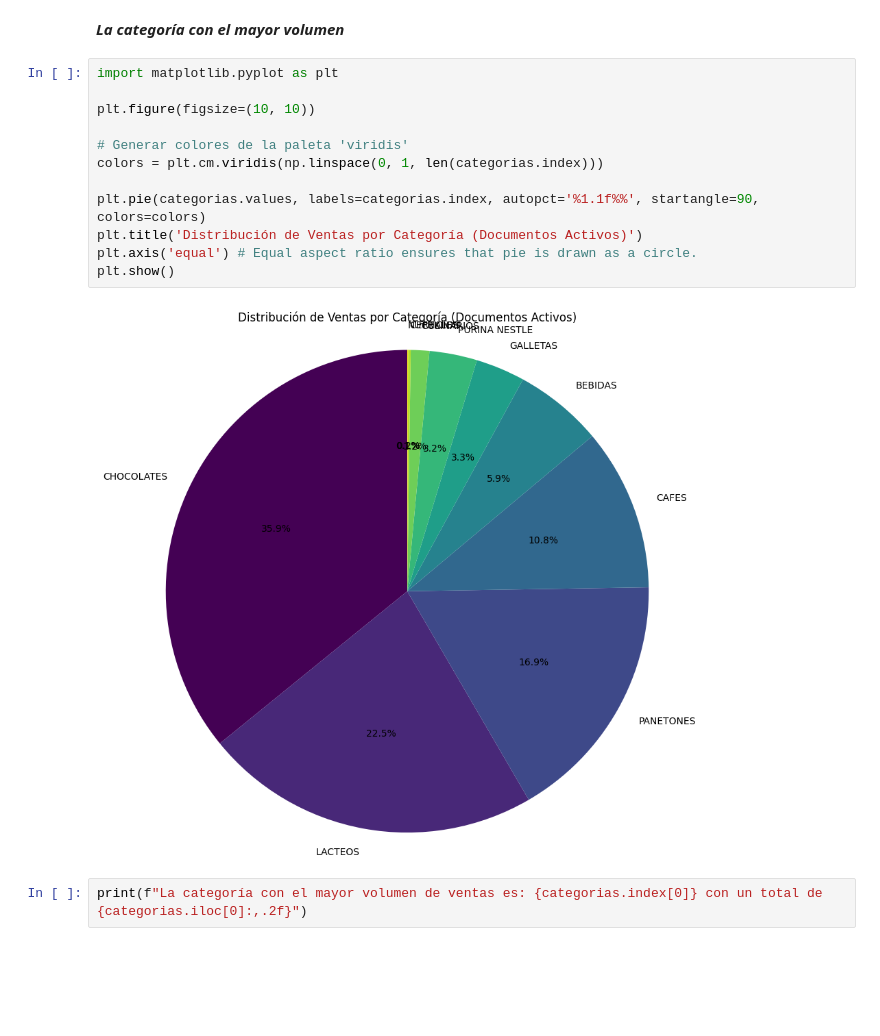
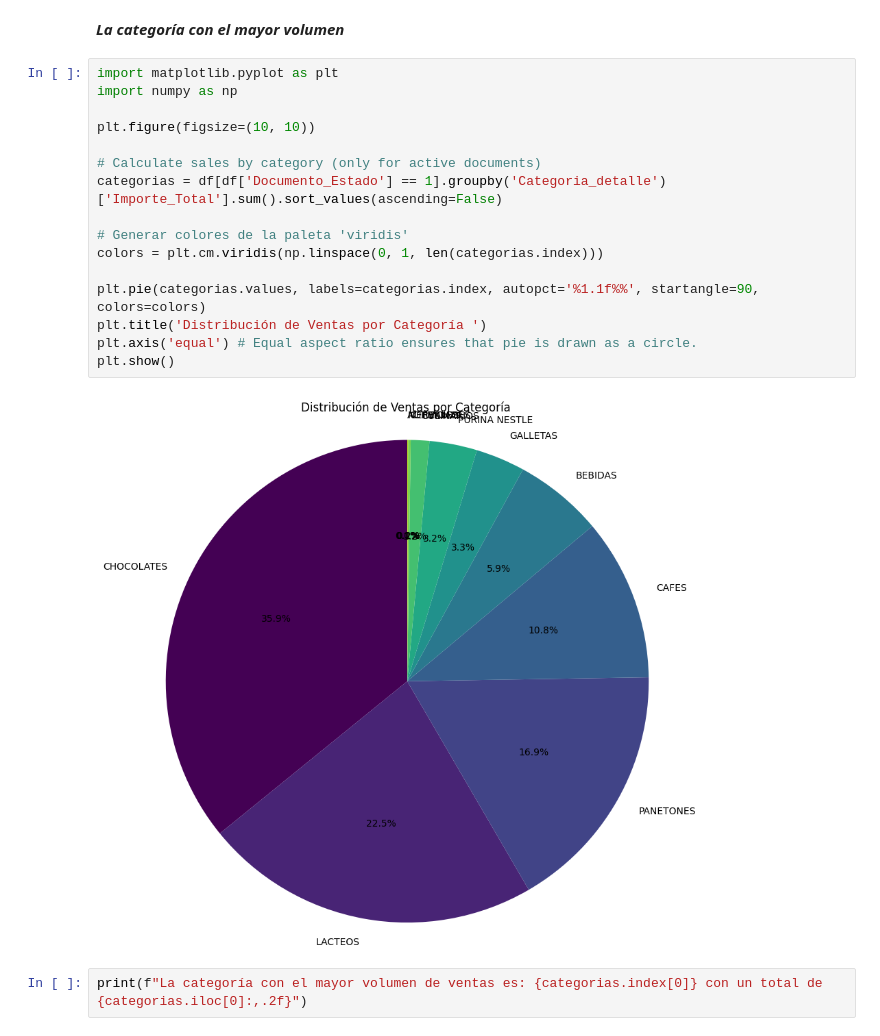
Before and after one commit to OscarEdy/Proyecto-Ciencia-de-Datos, a Jupyter notebook: Proyecto_final_de_CD.ipynb, the cells around one changed output. Drawn from its saved outputs; the diff is of its cells as text; blank space fills up the shorter version.

```diff
--- a/Proyecto_final_de_CD.ipynb
+++ b/Proyecto_final_de_CD.ipynb
@@ -303,18 +303,22 @@ El departamento con el mayor volumen de ventas es: SAN ROMAN con un total de 21,
 ***La categoría con el mayor volumen***
 # %%
 import matplotlib.pyplot as plt
+import numpy as np
 
 plt.figure(figsize=(10, 10))
+
+# Calculate sales by category (only for active documents)
+categorias = df[df['Documento_Estado'] == 1].groupby('Categoria_detalle')['Importe_Total'].sum().sort_values(ascending=False)
 
 # Generar colores de la paleta 'viridis'
 colors = plt.cm.viridis(np.linspace(0, 1, len(categorias.index)))
 
 plt.pie(categorias.values, labels=categorias.index, autopct='%1.1f%%', startangle=90, colors=colors)
-plt.title('Distribución de Ventas por Categoría (Documentos Activos)')
+plt.title('Distribución de Ventas por Categoría ')
 plt.axis('equal') # Equal aspect ratio ensures that pie is drawn as a circle.
 plt.show()
 # %% [output]
-[figure, old version]
+[figure, new version]
 # %%
 print(f"La categoría con el mayor volumen de ventas es: {categorias.index[0]} con un total de {categorias.iloc[0]:,.2f}")
 # %% [output]
```
Also changed, not shown: parts of 11 cells of this notebook.
